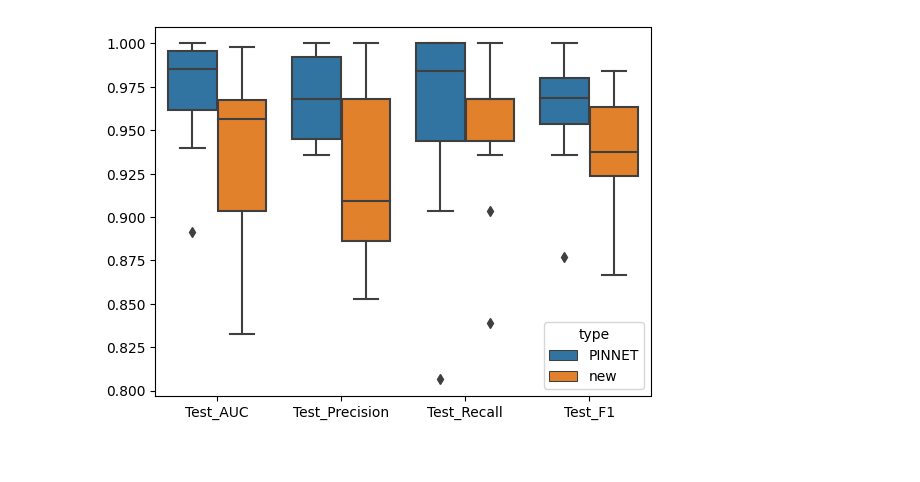
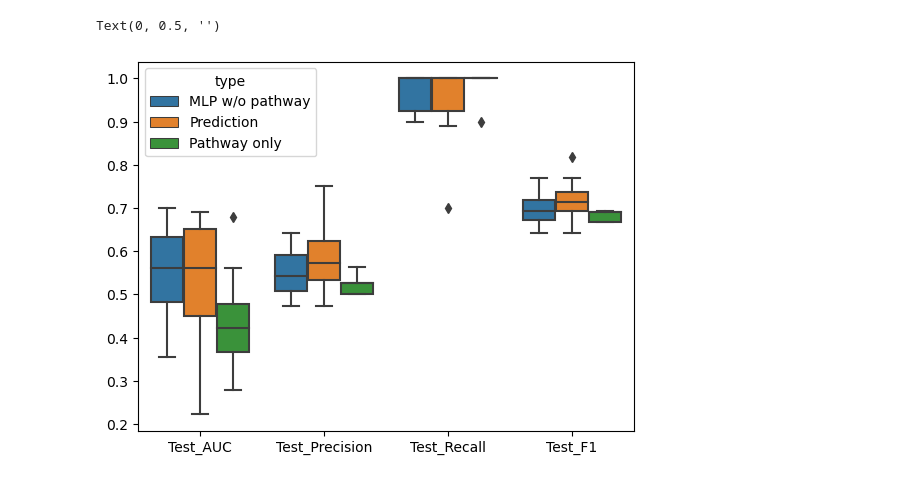
Before and after one commit to cloudmacchiato/dlmethylation, a Jupyter notebook: visualization.ipynb, the cells around one changed output. Cells and saved outputs as stored; diff of their text form; code cells hidden in the pictures.

```diff
--- a/visualization.ipynb
+++ b/visualization.ipynb
@@ -20,16 +35,19 @@ shap.summary_plot(shaps[1],feature_names=features)
 # %%
+result = pd.read_csv("result_mlp.csv", index_col=0)
+result['type'] = 'MLP w/o pathway'
 result0 = pd.read_csv("result.csv", index_col=0)
-result0['type'] = 'PINNET'
+result0['type'] = 'Prediction'
 result1 = pd.read_csv("result2.csv", index_col=0)
-result1['type'] = 'new'
+result1['type'] = 'Pathway only'
 # %%
 import seaborn as sns
 import matplotlib.pyplot as plt
-perf = pd.concat([result0.iloc[:,-5:],result1.iloc[:,-5:]],axis=0)
+perf = pd.concat([result.iloc[:,-5:],result0.iloc[:,-5:],result1.iloc[:,-5:]],axis=0)
 df_long = pd.melt(perf, id_vars='type', var_name='Measurement', value_name='Value')
 sns.boxplot(x='Measurement', y='Value', hue = 'type', data=df_long)
 plt.xlabel('')
 plt.ylabel('')
-plt.savefig('perf_new.png',dpi=300)
+#plt.savefig('Asthma_performance.pdf',format="pdf")
 # %% [output]
+Text(0, 0.5, '')
-[figure, old version]
+[figure, new version]
```
Also changed, not shown: parts of 10 cells of this notebook, 6 other files.
